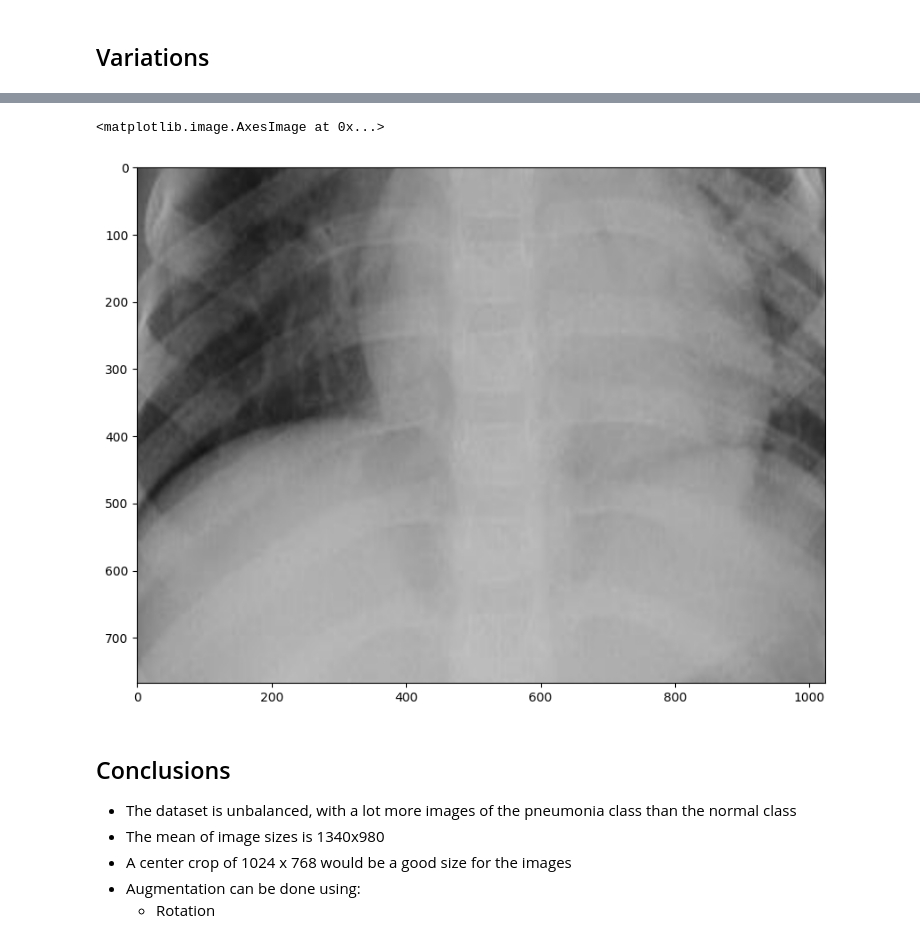
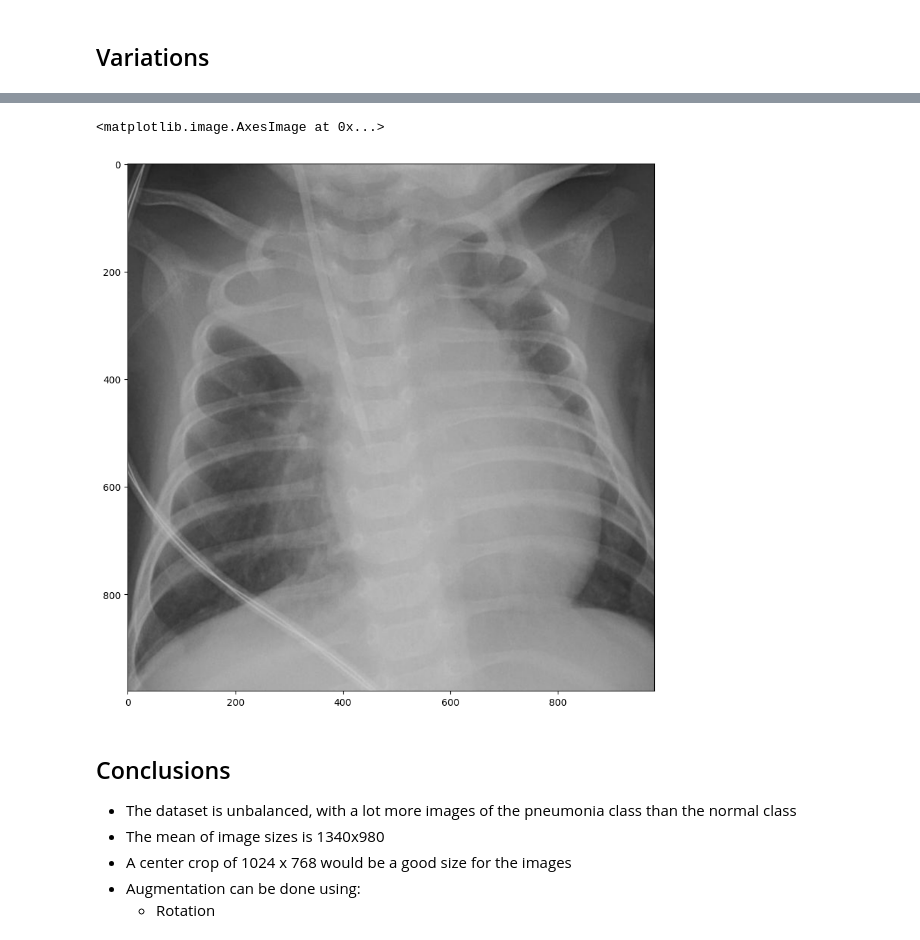
Before and after one commit to matharano/Pneumonia-Classifier-Web-App, a Jupyter notebook: backend/data_exploration.ipynb, the cells around one changed output, grey strips where cells are left out. Drawn from its saved outputs; the diff is of its cells as text; code cells hidden in the pictures.

```diff
--- a/backend/data_exploration.ipynb
+++ b/backend/data_exploration.ipynb
@@ -63,15 +63,15 @@ for x, y in product(range(5), range(5)):
 # %%
 from itertools import product
 img = cv2.imread(random.choice(total_images))
 img = cv2.resize(img, (1340, 980))
 plt.figure(figsize=(10,10))
-size = (1024, 768)
+size = (980, 980)
 cuts = np.array([[(980-size[1])/2, 980 - (980-size[1])/2], [(1340-size[0])/2, 1340 - (1340-size[0])/2]], dtype=int)
 plt.imshow(img)
 plt.imshow(img[cuts[0, 0]:cuts[0, 1], cuts[1, 0]:cuts[1, 1]])
 # %% [output]
 <matplotlib.image.AxesImage at 0x...>
-[figure, old version]
+[figure, new version]
 # %% [markdown]
 ## Conclusions
 
```
Also changed, not shown: parts of 3 cells of this notebook, 1 other file.
